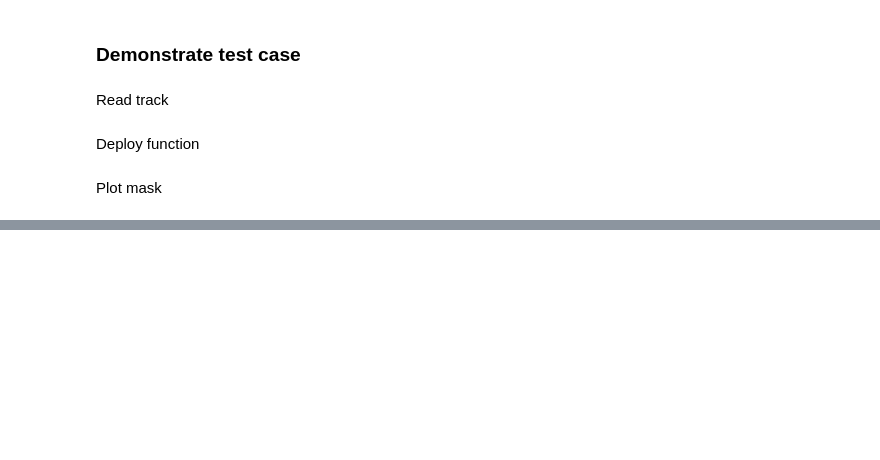
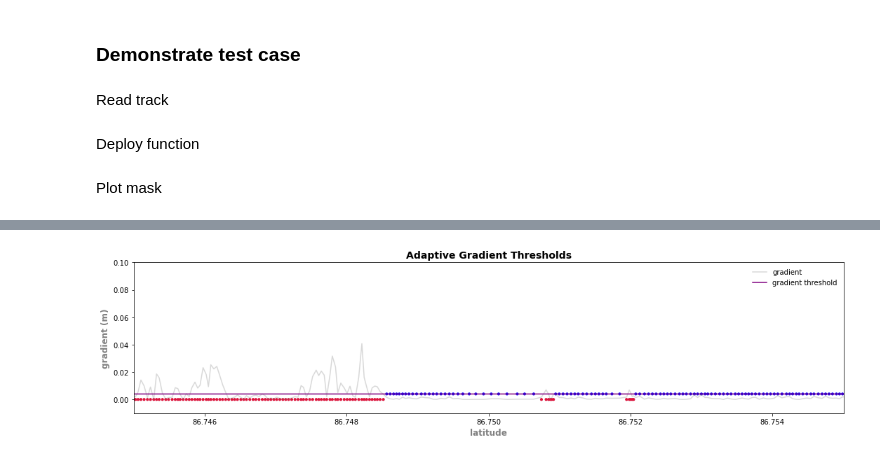
Before and after one commit to mollymwieringa/icesat-2, a Jupyter notebook: detect_level_ice_tests.ipynb, the cells around one changed output, grey strips where cells are left out. Cells and saved outputs as stored; diff of their text form; code cells hidden in the pictures; blank space fills up the shorter version.

```diff
--- a/detect_level_ice_tests.ipynb
+++ b/detect_level_ice_tests.ipynb
@@ -241,3 +267,5 @@ colormap represents the associated gradient between points
+# %%
+flags = [m*t for m,t in zip(mask, thresholds)]
 # %%
 fig = plt.figure(figsize=(15,4))
 
@@ -254,2 +284,16 @@ plt.tight_layout()
-# %%
-data, lat, lon, level_mask = read_track_with_mask(file, track)
+# %%
+fig = plt.figure(figsize=(15,4))
+
+plt.plot(lat, abs(gradient), color = 'grey', alpha= 0.3, label = 'gradient')
+plt.plot(lat, thresholds, color = 'purple', label = 'gradient threshold')
+plt.scatter(lat, flags, s = 10, c = mask, cmap = cmap, facecolor=None)
+
+plt.title('Adaptive Gradient Thresholds', fontsize=14, fontweight='bold')
+plt.xlabel('latitude', fontweight='bold', fontsize=12, color = 'grey')
+plt.ylabel('gradient (m)', fontweight='bold', fontsize=12, color ='grey')
+plt.xlim([86.745, 86.755])
+plt.ylim([-0.01, 0.1])
+plt.legend(frameon = False)
+plt.tight_layout()
+# %% [output]
+[figure, added]
```
Also changed, not shown: parts of 11 cells of this notebook, 1 other file.
